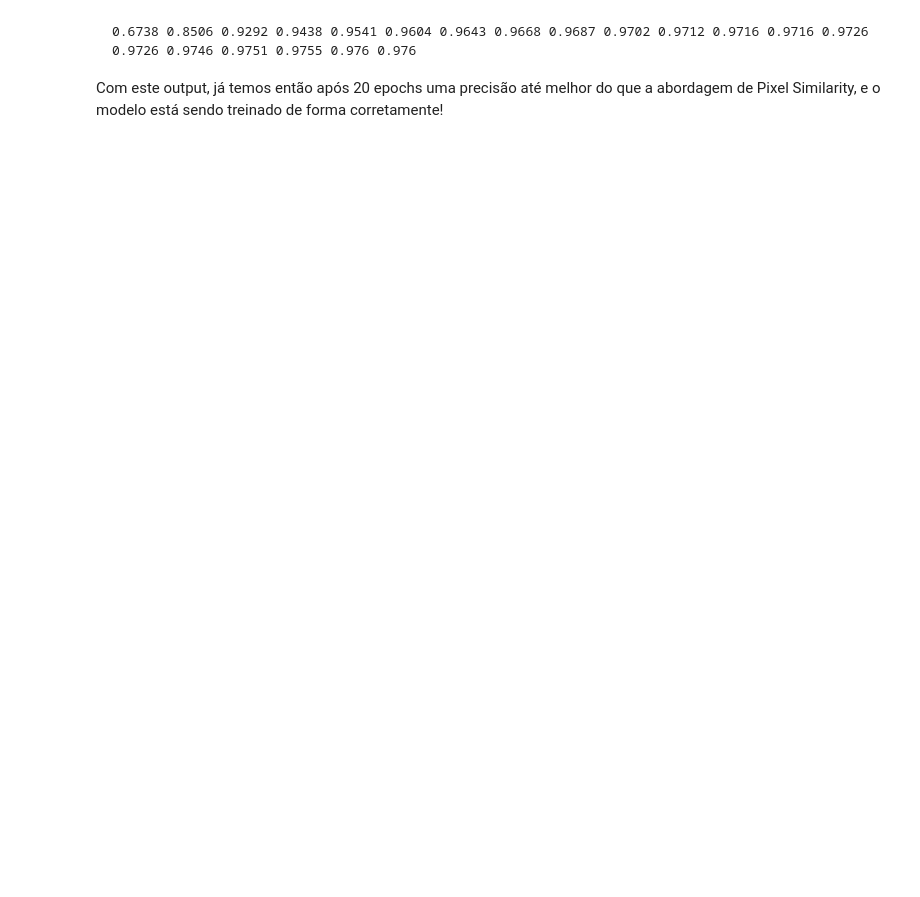
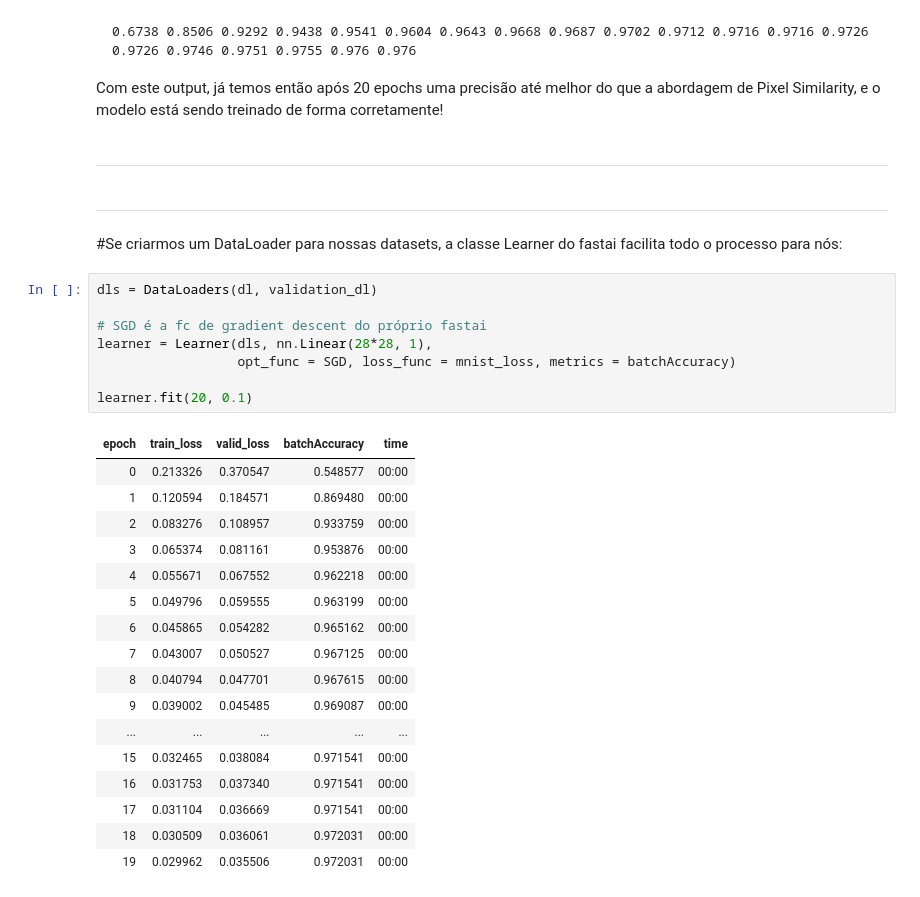
Before and after one commit to pxpc2/aprendizadodemaquina-unb, a Jupyter notebook: reconhecedordigitos.ipynb, the cells around one changed output. Saved outputs shown, nothing was run; the diff lists cells and outputs as text; blank space fills up the shorter version.

````diff
--- a/reconhecedordigitos.ipynb
+++ b/reconhecedordigitos.ipynb
@@ -313,3 +313,40 @@ for i in range(20):
 ```
 
 Com este output, já temos então após 20 epochs uma precisão até melhor do que a abordagem de Pixel Similarity, e o modelo está sendo treinado de forma corretamente!
+# %% [markdown]
+
+
+---
+# %% [markdown]
+
+
+---
+
+
+#Se criarmos um DataLoader para nossas datasets, a classe Learner do fastai facilita todo o processo para nós:
+# %%
+dls = DataLoaders(dl, validation_dl)
+
+# SGD é a fc de gradient descent do próprio fastai
+learner = Learner(dls, nn.Linear(28*28, 1),
+                  opt_func = SGD, loss_func = mnist_loss, metrics = batchAccuracy)
+
+learner.fit(20, 0.1)
+# %% [output]
+| epoch | train_loss | valid_loss | batchAccuracy | time |
+| 0 | 0.213326 | 0.370547 | 0.548577 | 00:00 |
+| 1 | 0.120594 | 0.184571 | 0.869480 | 00:00 |
+| 2 | 0.083276 | 0.108957 | 0.933759 | 00:00 |
+| 3 | 0.065374 | 0.081161 | 0.953876 | 00:00 |
+| 4 | 0.055671 | 0.067552 | 0.962218 | 00:00 |
+| 5 | 0.049796 | 0.059555 | 0.963199 | 00:00 |
+| 6 | 0.045865 | 0.054282 | 0.965162 | 00:00 |
+| 7 | 0.043007 | 0.050527 | 0.967125 | 00:00 |
+| 8 | 0.040794 | 0.047701 | 0.967615 | 00:00 |
+| 9 | 0.039002 | 0.045485 | 0.969087 | 00:00 |
+| ... | ... | ... | ... | ... |
+| 15 | 0.032465 | 0.038084 | 0.971541 | 00:00 |
+| 16 | 0.031753 | 0.037340 | 0.971541 | 00:00 |
+| 17 | 0.031104 | 0.036669 | 0.971541 | 00:00 |
+| 18 | 0.030509 | 0.036061 | 0.972031 | 00:00 |
+| 19 | 0.029962 | 0.035506 | 0.972031 | 00:00 |
````
Also changed, not shown: parts of 4 cells of this notebook.
